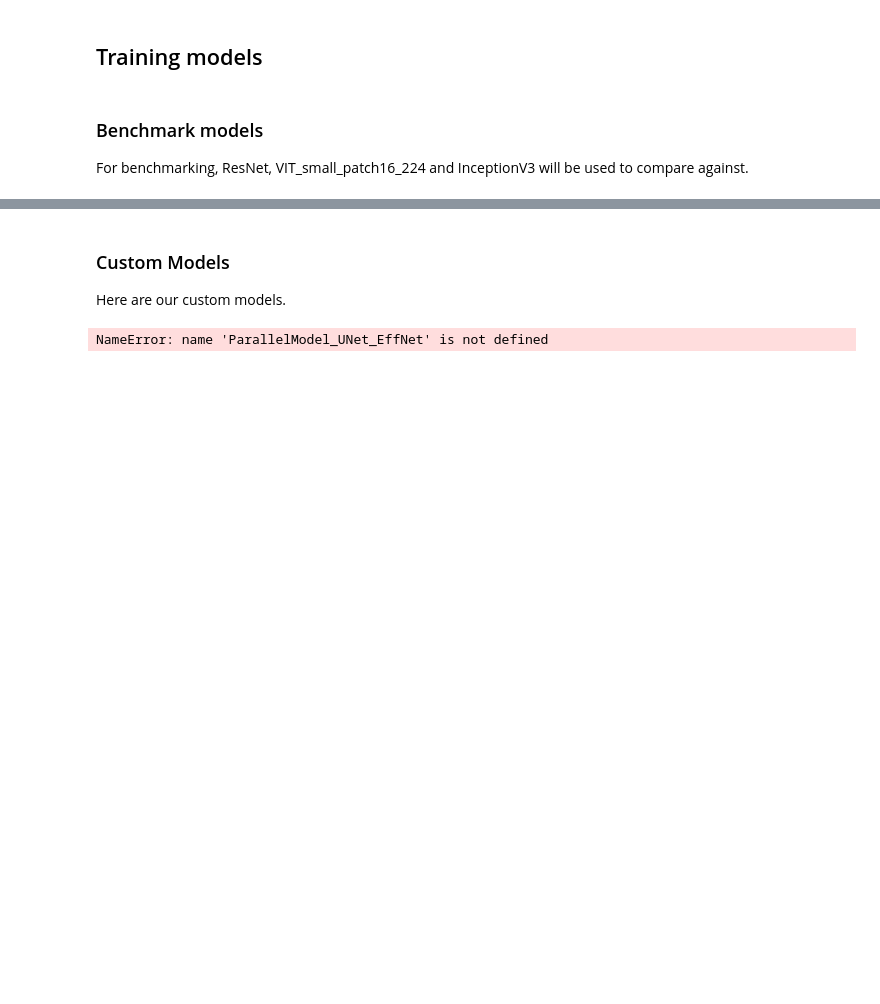
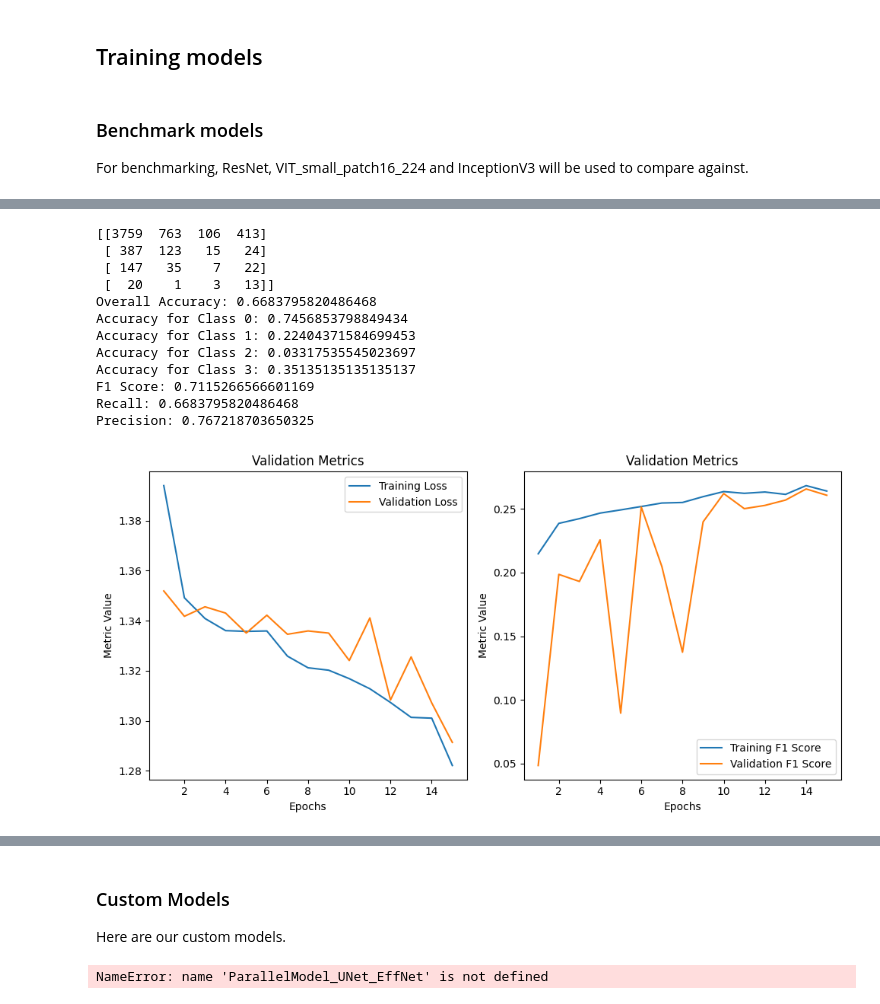
Before and after one commit to LHJJosh/DeepDementiaDetect, a Jupyter notebook: oasis_3_notebook.ipynb, the cells around one changed output, grey strips where cells are left out. Saved outputs shown, nothing was run; the diff lists cells and outputs as text; code cells hidden in the pictures; blank space fills up the shorter version.

```diff
--- a/oasis_3_notebook.ipynb
+++ b/oasis_3_notebook.ipynb
@@ -784,18 +777,33 @@ torch.cuda.empty_cache()
 # %%
-# ## Evaluate
-# overall_accuracy, class_accuracies, f1, recall, precision = evaluate_model(model, test_dataloader, device)
-# print(f'Overall Accuracy: {overall_accuracy}')
-# for i, class_accuracy in enumerate(class_accuracies):
-#     print(f'Accuracy for Class {i}: {class_accuracy}')
-# print(f'F1 Score: {f1}')
-# print(f'Recall: {recall}')
-# print(f'Precision: {precision}')
+## Evaluate
+overall_accuracy, class_accuracies, f1, recall, precision = evaluate_model(model2, test_dataloader, device)
+print(f'Overall Accuracy: {overall_accuracy}')
+for i, class_accuracy in enumerate(class_accuracies):
+    print(f'Accuracy for Class {i}: {class_accuracy}')
+print(f'F1 Score: {f1}')
+print(f'Recall: {recall}')
+print(f'Precision: {precision}')
 
-# # Convert metric history to a DataFrame
-# metric_df = pd.DataFrame(metric_history)
+# Convert metric history to a DataFrame
+metric_df = pd.DataFrame(metric_history)
 
-# # Save the DataFrame to a CSV file
-# csv_file_path = os.path.join('checkpoints/', f'{model_name}_metrics.csv')
-# metric_df.to_csv(csv_file_path, index=False)
+# Save the DataFrame to a CSV file
+if not os.path.exists(csv_file_path):
+    csv_file_path = os.path.join('checkpoints/', f'{model_name}_metrics.csv')
+    metric_df.to_csv(csv_file_path, index=False)
 
-# plot_metrics_from_csv(model_name, title='Validation Metrics', ylabel='Metric Value')
+plot_metrics_from_csv(model_name, title='Validation Metrics', ylabel='Metric Value')
+# %% [output]
+[[3759  763  106  413]
+ [ 387  123   15   24]
+ [ 147   35    7   22]
+ [  20    1    3   13]]
+Overall Accuracy: 0.6683795820486468
+Accuracy for Class 0: 0.7456853798849434
+Accuracy for Class 1: 0.22404371584699453
+Accuracy for Class 2: 0.03317535545023697
+Accuracy for Class 3: 0.35135135135135137
+F1 Score: 0.7115266566601169
+Recall: 0.6683795820486468
+Precision: 0.767218703650325
+[figure, added]
```
Also changed, not shown: parts of 32 cells of this notebook.
